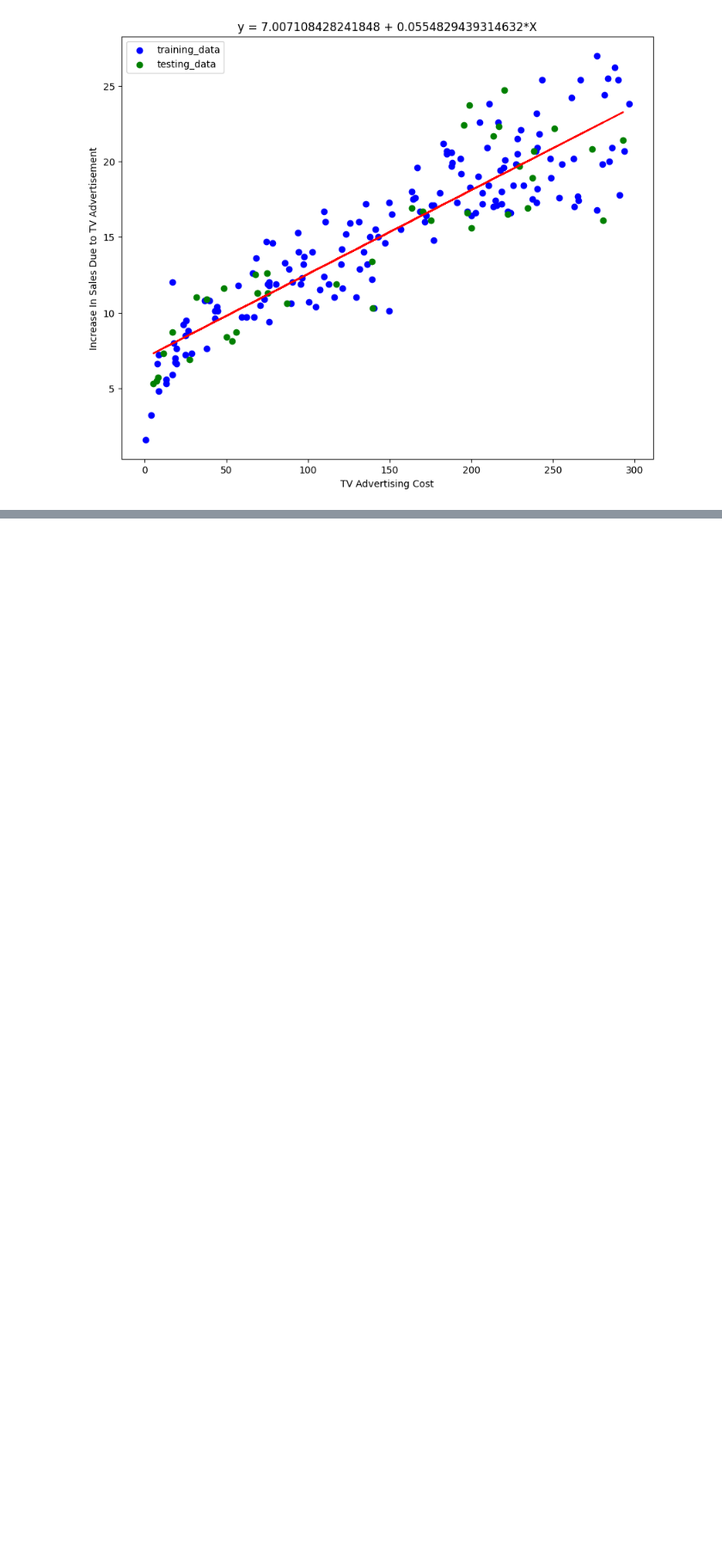
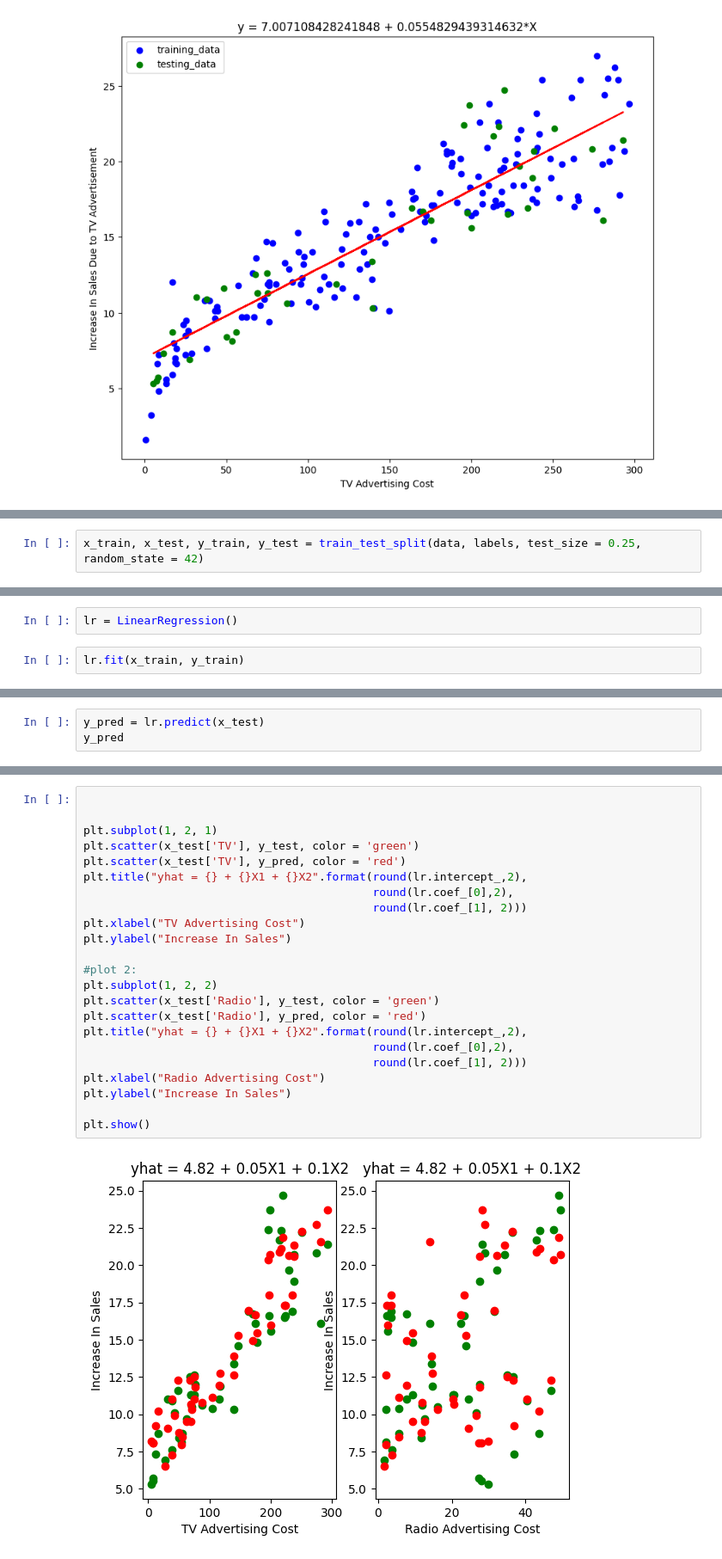
Before and after one commit to prabhat-123/Python_For_Data_Science, a Jupyter notebook: Linear_Regression.ipynb, the cells around one changed output, grey strips where cells are left out. Shown: that part at 86% size. Cells and saved outputs as stored; diff of their text form; blank space fills up the shorter version.

Commit message:
multiple linear regression

```diff
--- a/Linear_Regression.ipynb
+++ b/Linear_Regression.ipynb
@@ -179,0 +232,2 @@ y = B0 + B1x1 + B2x2 + ... + Bnxn
+# %%
+x_train, x_test, y_train, y_test = train_test_split(data, labels, test_size = 0.25, random_state = 42)
@@ -179,0 +247,4 @@ y = B0 + B1x1 + B2x2 + ... + Bnxn
+# %%
+lr = LinearRegression()
+# %%
+lr.fit(x_train, y_train)
@@ -179,0 +261,3 @@ y = B0 + B1x1 + B2x2 + ... + Bnxn
+# %%
+y_pred = lr.predict(x_test)
+y_pred
@@ -179,0 +303,25 @@ y = B0 + B1x1 + B2x2 + ... + Bnxn
+# %%
+
+
+plt.subplot(1, 2, 1)
+plt.scatter(x_test['TV'], y_test, color = 'green')
+plt.scatter(x_test['TV'], y_pred, color = 'red')
+plt.title("yhat = {} + {}X1 + {}X2".format(round(lr.intercept_,2),
+                                           round(lr.coef_[0],2),
+                                           round(lr.coef_[1], 2)))
+plt.xlabel("TV Advertising Cost")
+plt.ylabel("Increase In Sales")
+
+#plot 2:
+plt.subplot(1, 2, 2)
+plt.scatter(x_test['Radio'], y_test, color = 'green')
+plt.scatter(x_test['Radio'], y_pred, color = 'red')
+plt.title("yhat = {} + {}X1 + {}X2".format(round(lr.intercept_,2),
+                                           round(lr.coef_[0],2),
+                                           round(lr.coef_[1], 2)))
+plt.xlabel("Radio Advertising Cost")
+plt.ylabel("Increase In Sales")
+
+plt.show()
+# %% [output]
+[figure, added]
```
Also changed, not shown: parts of 38 cells of this notebook.
